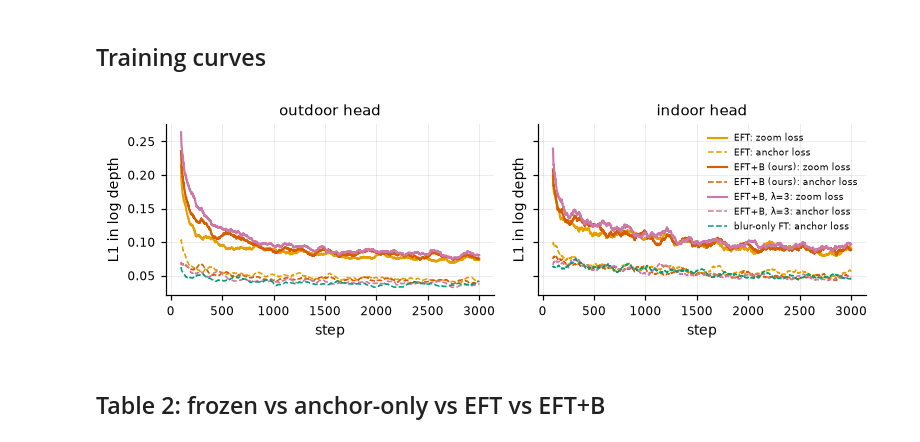
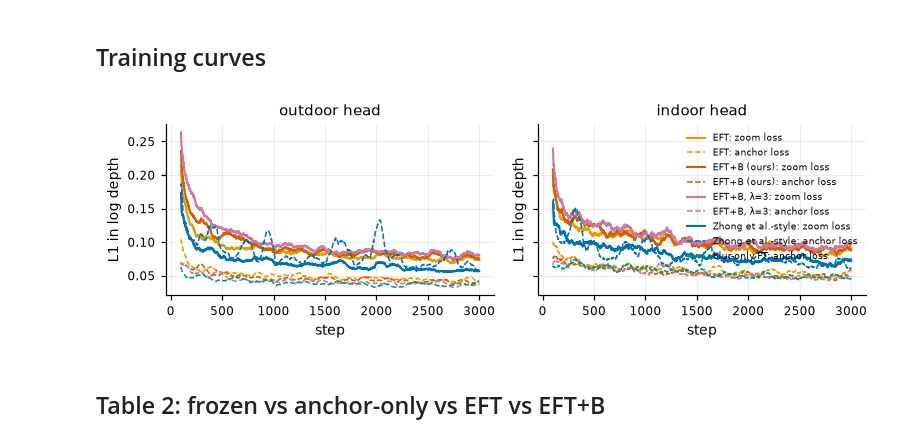
Before and after one commit to rabeyanoor/zoom-equivariance, a Jupyter notebook: notebooks/05_eft_results.ipynb, the cells around one changed output. Drawn from its saved outputs; the diff is of its cells as text; code cells hidden in the pictures.

Commit message:
Supplement with per dataset alpha off centre crops ZoomFix table and training curves

```diff
--- a/notebooks/05_eft_results.ipynb
+++ b/notebooks/05_eft_results.ipynb
@@ -55,26 +55,27 @@ dav2-s-fixed       200        200    200  200
 # %%
 def train_log(tag, dom):
     # the first EFT run wrote train_log_<domain>.csv, later runs train_log_<tag>_<domain>.csv
     for f in (EFT / f"train_log_{tag}_{dom}.csv", EFT / f"train_log_{dom}.csv"):
         if f.exists():
             return pd.read_csv(f)
 
 
 fig, axes = plt.subplots(1, 2, figsize=(7.2, 2.4), sharey=True)
 for ax, dom in zip(axes, ("outdoor", "indoor")):
-    for tag, m in (("eft", "dav2-s-eft"), ("eftb", "dav2-s-eftb"), ("eftb3", "dav2-s-eftb3"), ("blur", "dav2-s-blur")):
+    for tag, m in (("eft", "dav2-s-eft"), ("eftb", "dav2-s-eftb"), ("eftb3", "dav2-s-eftb3"), ("zhong", "dav2-s-zhong"),
+                   ("blur", "dav2-s-blur")):
         log = train_log(tag, dom)
         if log is None:
             continue
         if tag != "blur":
             ax.plot(log.step, log.l_zoom.rolling(100).mean(), color=ps.colour(m), lw=1.4, label=f"{ps.LABEL[m]}: zoom loss")
         ax.plot(log.step, log.l_anchor.rolling(100).mean(), color=ps.colour(m), lw=1, ls="--", label=f"{ps.LABEL[m]}: anchor loss")
     ax.set(title=f"{dom} head", xlabel="step", ylabel="L1 in log depth")
 axes[1].legend(fontsize=6)
 fig.tight_layout()
 ps.save(fig, "figS_eft_training")
 # %% [output]
-[figure, old version]
+[figure, new version]
 # %% [markdown]
 ## Table 2: frozen vs anchor-only vs EFT vs EFT+B
 # %%
```
Also changed, not shown: 12 other files.
